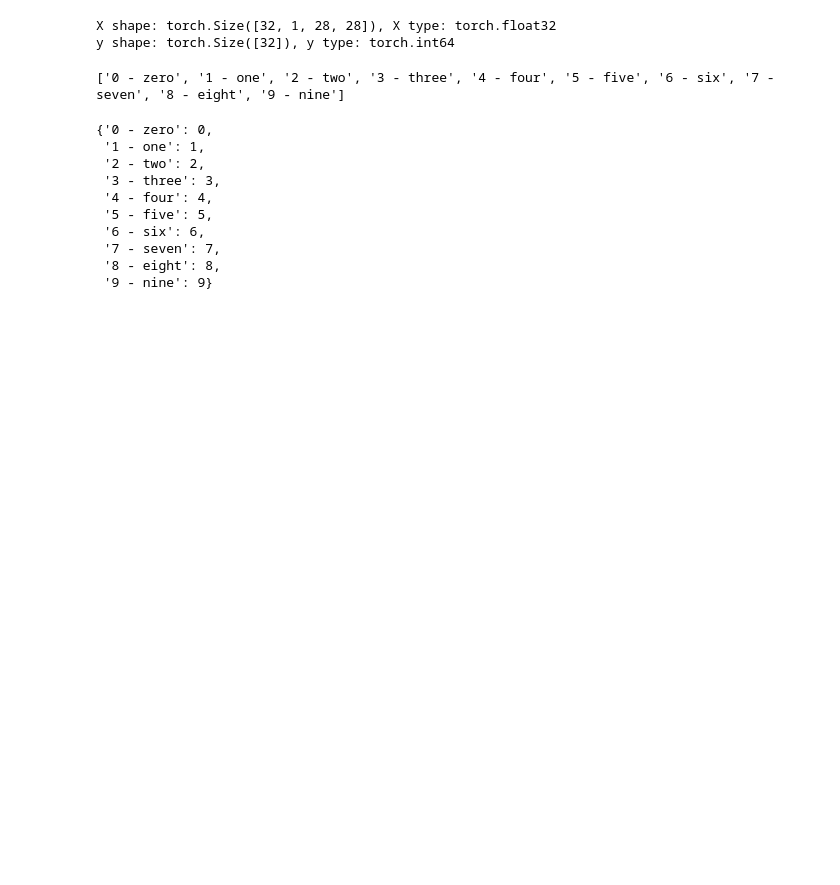
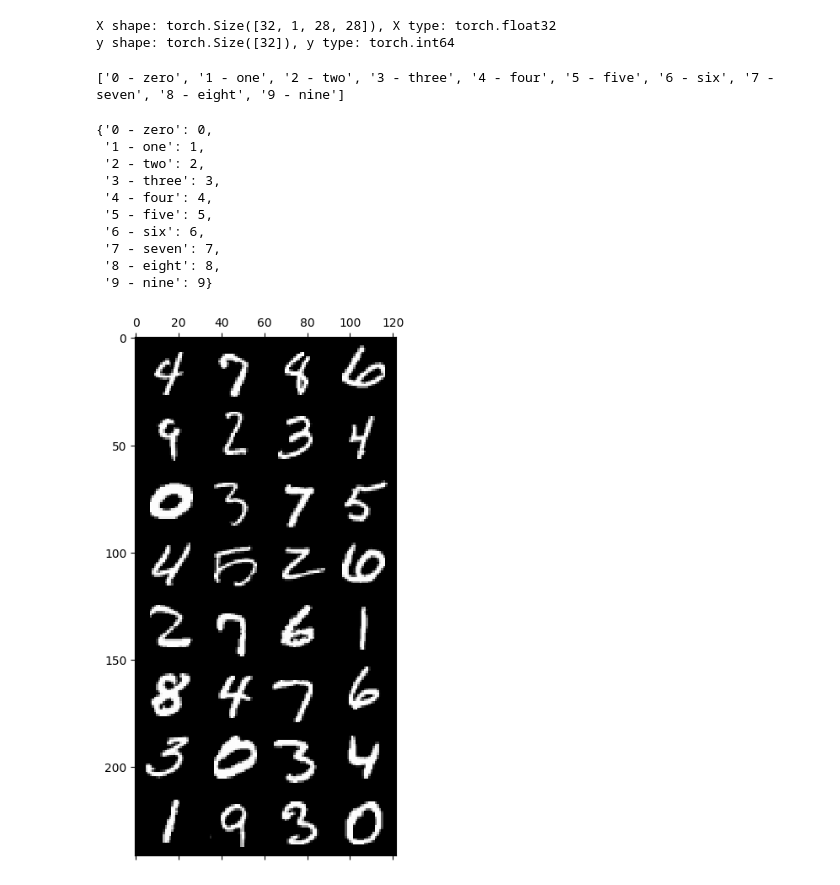
Before and after one commit to ccozad/ml-reference-designs, a Jupyter notebook: computer-vision/pytorch-mnist.ipynb, the cells around one changed output. Saved outputs shown, nothing was run; the diff lists cells and outputs as text; code cells hidden in the pictures; blank space fills up the shorter version.

Commit message:
Render batch as a plot

```diff
--- a/computer-vision/pytorch-mnist.ipynb
+++ b/computer-vision/pytorch-mnist.ipynb
@@ -83,3 +83,12 @@ data.training.class_to_idx
  '7 - seven': 7,
  '8 - eight': 8,
  '9 - nine': 9}
+# %%
+import matplotlib.pyplot as plt
+
+with torch.no_grad():
+    grid = torchvision.utils.make_grid(X, nrow=4)
+    grid_np = grid.cpu().numpy().transpose(1, 2, 0)
+    plt.matshow(grid_np)
+# %% [output]
+[figure, added]
```
